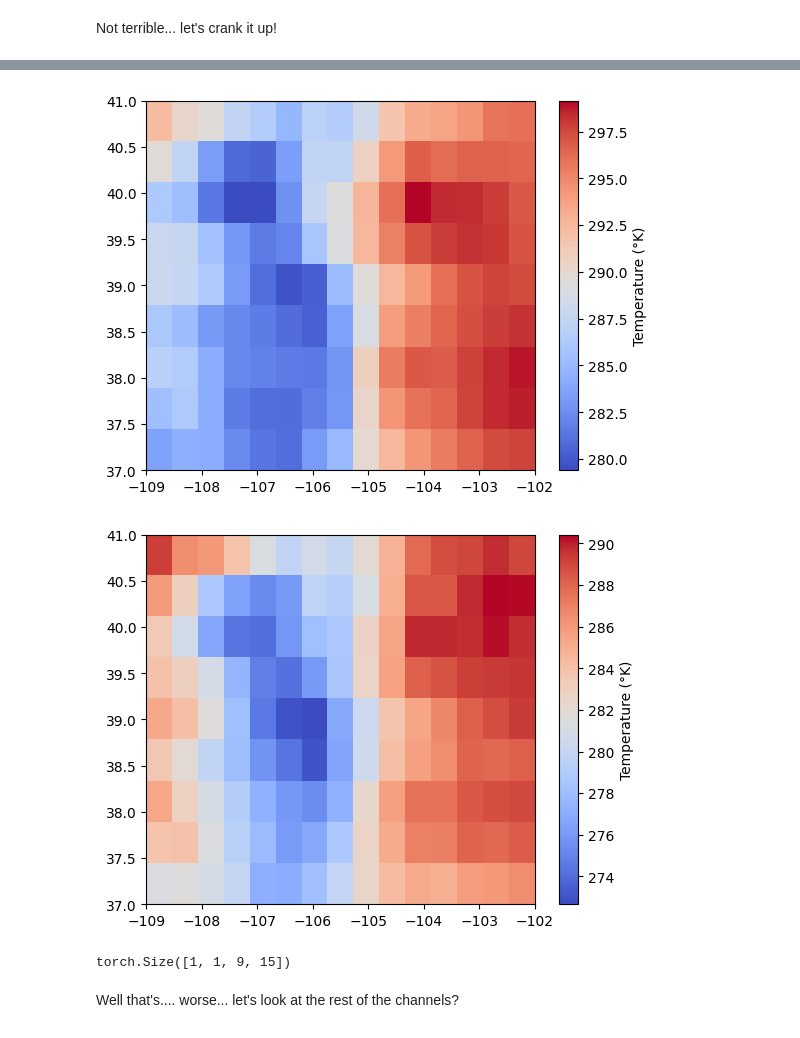
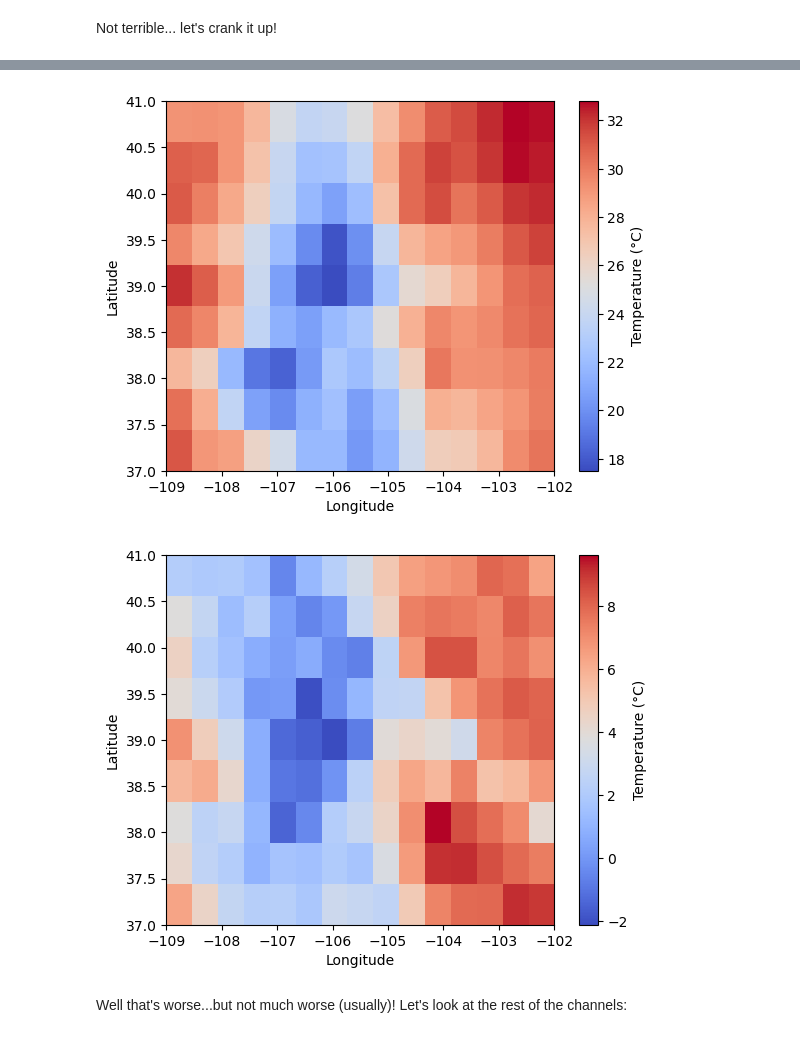
Before and after one commit to Quinntillion/MLProject, a Jupyter notebook: testNotebook.ipynb, the cells around one changed output, grey strips where cells are left out. Drawn from its saved outputs; the diff is of its cells as text; code cells hidden in the pictures.

```diff
--- a/testNotebook.ipynb
+++ b/testNotebook.ipynb
@@ -393,11 +443,14 @@ Not terrible... let's crank it up!
 # %%
 # Dataset Splitting
-input_tensor = data[:,:,:,:-1]
-output_tensor = data[[3],:,:,1:]  # Try to predict all variables at the next timestep
+
+ticks_per_group = 4
+
+input_tensor = data[:,:,:,:-ticks_per_group]
+output_tensor = data[:-3,:,:,ticks_per_group:]  # Try to predict all variables at the next timestep
 
 time_dim = 3
-chunks = list(zip(map((lambda x: x.squeeze(3)), input_tensor.split(1, dim=time_dim)),
-                  map((lambda x: x.squeeze(3)), output_tensor.split(1, dim=time_dim))))
+chunks = list(zip(map((lambda x: x.squeeze(3)), input_tensor.split(ticks_per_group, dim=time_dim)),
+                  map((lambda x: x.squeeze(3)), output_tensor.split(ticks_per_group, dim=time_dim))))
 torch.save(chunks, 'weather_chunks2.pt')
 full_dataset = WeatherTensorDataset('weather_chunks2.pt')
 
@@ -406,8 +459,8 @@ test_size = len(full_dataset) - train_size
 
 train_dataset, test_dataset = torch.utils.data.random_split(full_dataset, [train_size, test_size])
 
-train_loader = DataLoader(train_dataset, batch_size=1, shuffle=True)
-test_loader = DataLoader(test_dataset, batch_size=1, shuffle=False)
+train_loader = DataLoader(train_dataset, batch_size=5, shuffle=True)
+test_loader = DataLoader(test_dataset, batch_size=5, shuffle=False)
 
 train_dataset[0]['y'].shape # C x T x H x W, where T is the number of observation times
 # %% [output]
@@ -419,7 +472,7 @@ in_channels = train_dataset[0]['x'].shape[0] # # of input
 out_channels = train_dataset[0]['y'].shape[0] # # of output
 
 # Initialize the model
-model = FNO(n_modes=(12, 12), hidden_channels=32, in_channels=in_channels, out_channels=out_channels)
+model = FNO(n_modes=(12, 12, 12), hidden_channels=32, in_channels=in_channels, out_channels=out_channels)
 
 # Set device to GPU if available
 device = torch.device('cuda' if torch.cuda.is_available() else 'cpu')
@@ -430,7 +483,7 @@ optimizer = torch.optim.Adam(model.parameters(), lr=1e-3)  # Adam optimizer with
 scheduler = torch.optim.lr_scheduler.StepLR(optimizer, step_size=10, gamma=0.5) # Learning rate scheduler
 
 # Training Setup
-trainer = Trainer(model=model, n_epochs=3, eval_interval=1, device=device, verbose=True)
+trainer = Trainer(model=model, n_epochs=10, eval_interval=1, device=device, verbose=True)
 
 # Wrap the test_loader in a dictionary
 test_loaders = {'test': test_loader}
@@ -454,16 +515,12 @@ Eval: test_l2=0.0373
-# %%
-look_at=42
-x_example = test_dataset[look_at]['x'].unsqueeze(0)
-y_expected = test_dataset[look_at]['y']
-y_predicted = model(x_example)
-plot(y_expected[0,:,:])
-plt.show()
-plot(y_predicted.squeeze(0)[0,:,:].detach().numpy())
-plt.show()
-y_predicted.shape
-# %% [output]
-[figure, removed]
-[figure, removed]
-torch.Size([1, 1, 9, 15])
+# %%
+look_at=42
+x_example = test_dataset[look_at]['x'].unsqueeze(0)
+y_expected = test_dataset[look_at]['y'][:,:,:,ticks_per_group-1]
+plot(y_expected.numpy()[3,::-1,:])
+y_predicted = model(x_example).squeeze().detach().numpy()[:,:,:,ticks_per_group-1]
+plot(y_predicted[3,::-1,:])
+# %% [output]
+[figure, added]
+[figure, added]
 # %% [markdown]
-Well that's.... worse... let's look at the rest of the channels?
+Well that's worse...but not much worse (usually)! Let's look at the rest of the channels:
```
Also changed, not shown: parts of 27 cells of this notebook.
